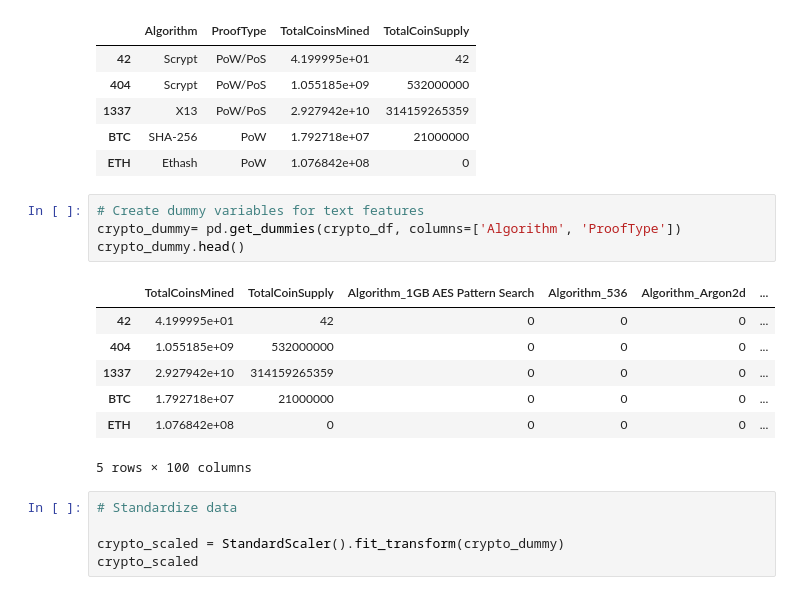
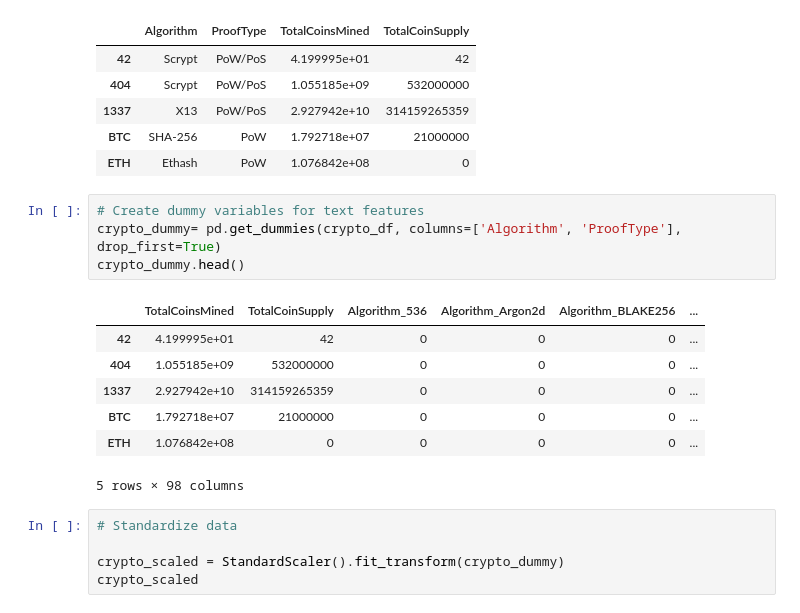
Before and after one commit to DDEEEVV/AWS_Lex_HW, a Jupyter notebook: Starter_Files/crypto_clustering.ipynb, the cells around one changed output. Saved outputs shown, nothing was run; the diff lists cells and outputs as text.

```diff
--- a/Starter_Files/crypto_clustering.ipynb
+++ b/Starter_Files/crypto_clustering.ipynb
@@ -173,16 +176,16 @@ crypto_df.head()
 | ETH | Ethash | PoW | 1.076842e+08 | 0 |
 # %%
 # Create dummy variables for text features
-crypto_dummy= pd.get_dummies(crypto_df, columns=['Algorithm', 'ProofType'])
+crypto_dummy= pd.get_dummies(crypto_df, columns=['Algorithm', 'ProofType'], drop_first=True)
 crypto_dummy.head()
 # %% [output]
-|  | TotalCoinsMined | TotalCoinSupply | Algorithm_1GB AES Pattern Search | Algorithm_536 | Algorithm_Argon2d | ... |
+|  | TotalCoinsMined | TotalCoinSupply | Algorithm_536 | Algorithm_Argon2d | Algorithm_BLAKE256 | ... |
 | 42 | 4.199995e+01 | 42 | 0 | 0 | 0 | ... |
 | 404 | 1.055185e+09 | 532000000 | 0 | 0 | 0 | ... |
 | 1337 | 2.927942e+10 | 314159265359 | 0 | 0 | 0 | ... |
 | BTC | 1.792718e+07 | 21000000 | 0 | 0 | 0 | ... |
 | ETH | 1.076842e+08 | 0 | 0 | 0 | 0 | ... |
-5 rows × 100 columns
+5 rows × 98 columns
 # %%
 # Standardize data
 
```
Also changed, not shown: parts of 4 cells of this notebook, 2 other files.
